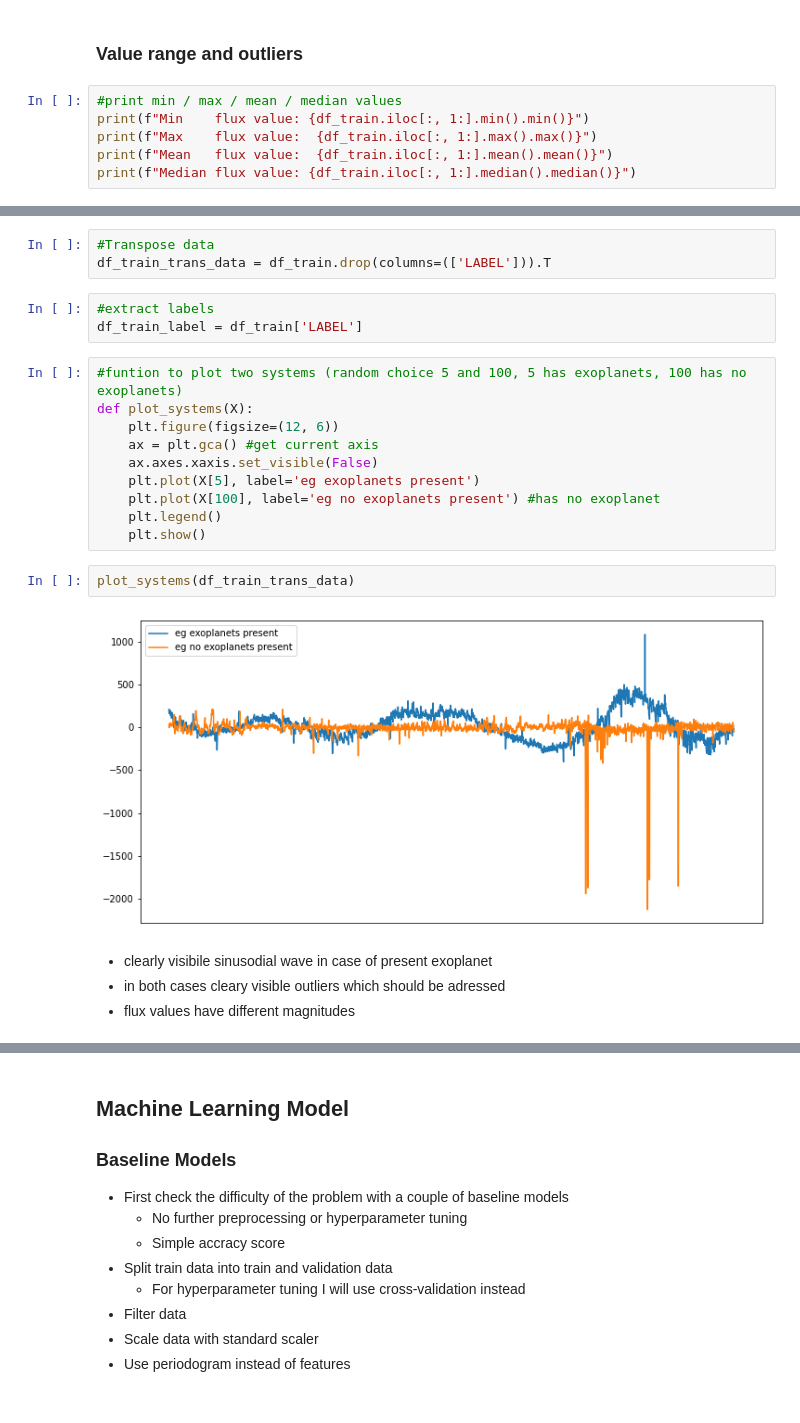
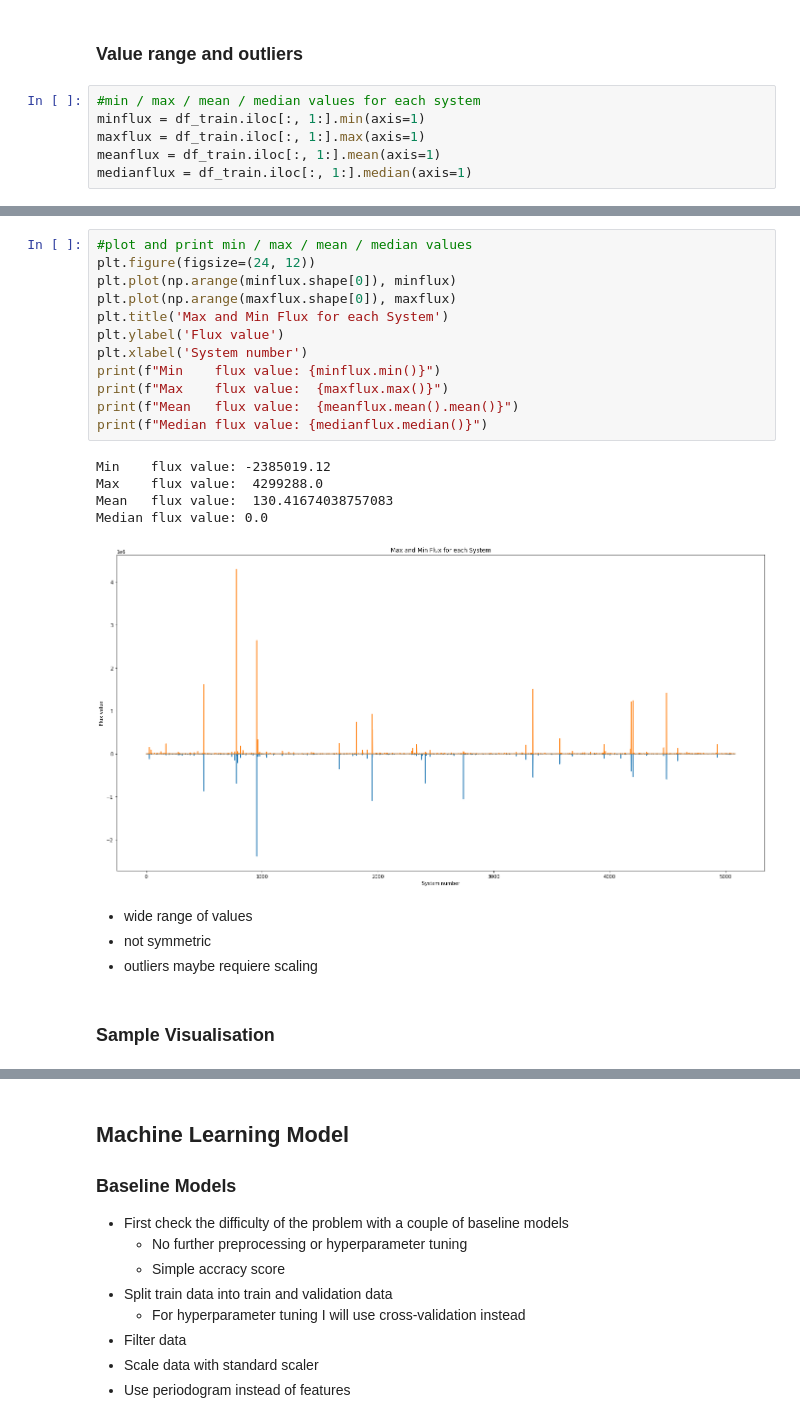
Before and after one commit to clemensklemens/showcase, a Jupyter notebook: Kaggle_Exoplanet_Dataset/Exoplanets_Kaggle.ipynb, the cells around one changed output, grey strips where cells are left out. Saved outputs shown, nothing was run; the diff lists cells and outputs as text.

```diff
--- a/Kaggle_Exoplanet_Dataset/Exoplanets_Kaggle.ipynb
+++ b/Kaggle_Exoplanet_Dataset/Exoplanets_Kaggle.ipynb
@@ -87,8 +100,8 @@ There are: 0 missing values
 # %% [markdown]
 ### Value range and outliers
 # %%
-#print min / max / mean / median values
-print(f"Min    flux value: {df_train.iloc[:, 1:].min().min()}")
-print(f"Max    flux value:  {df_train.iloc[:, 1:].max().max()}")
-print(f"Mean   flux value:  {df_train.iloc[:, 1:].mean().mean()}")
-print(f"Median flux value: {df_train.iloc[:, 1:].median().median()}")
+#min / max / mean / median values for each system
+minflux = df_train.iloc[:, 1:].min(axis=1)
+maxflux = df_train.iloc[:, 1:].max(axis=1)
+meanflux = df_train.iloc[:, 1:].mean(axis=1)
+medianflux = df_train.iloc[:, 1:].median(axis=1)
@@ -106,24 +108,24 @@ Median flux value: -0.25
-# %%
-#Transpose data
-df_train_trans_data = df_train.drop(columns=(['LABEL'])).T
-# %%
-#extract labels
-df_train_label = df_train['LABEL']
-# %%
-#funtion to plot two systems (random choice 5 and 100, 5 has exoplanets, 100 has no exoplanets)
-def plot_systems(X):
-    plt.figure(figsize=(12, 6))
-    ax = plt.gca() #get current axis
-    ax.axes.xaxis.set_visible(False)
-    plt.plot(X[5], label='eg exoplanets present')
-    plt.plot(X[100], label='eg no exoplanets present') #has no exoplanet
-    plt.legend()
-    plt.show()
-# %%
-plot_systems(df_train_trans_data)
-# %% [output]
-[figure, removed]
-# %% [markdown]
-- clearly visibile sinusodial wave in case of present exoplanet
-- in both cases cleary visible outliers which should be adressed
-- flux values have different magnitudes
+# %%
+#plot and print min / max / mean / median values
+plt.figure(figsize=(24, 12))
+plt.plot(np.arange(minflux.shape[0]), minflux)
+plt.plot(np.arange(maxflux.shape[0]), maxflux)
+plt.title('Max and Min Flux for each System')
+plt.ylabel('Flux value')
+plt.xlabel('System number')
+print(f"Min    flux value: {minflux.min()}")
+print(f"Max    flux value:  {maxflux.max()}")
+print(f"Mean   flux value:  {meanflux.mean().mean()}")
+print(f"Median flux value: {medianflux.median()}")
+# %% [output]
+Min    flux value: -2385019.12
+Max    flux value:  4299288.0
+Mean   flux value:  130.41674038757083
+Median flux value: 0.0
+[figure, added]
+# %% [markdown]
+- wide range of values
+- not symmetric
+- outliers maybe requiere scaling
+# %% [markdown]
+### Sample Visualisation
```
Also changed, not shown: parts of 48 cells of this notebook.
